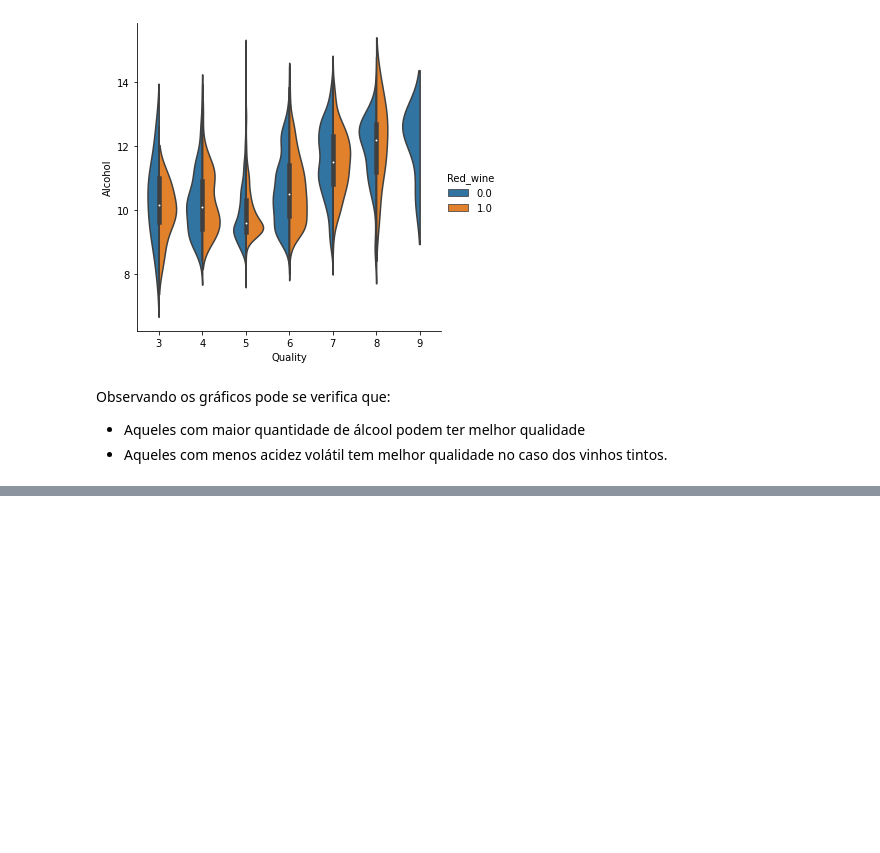
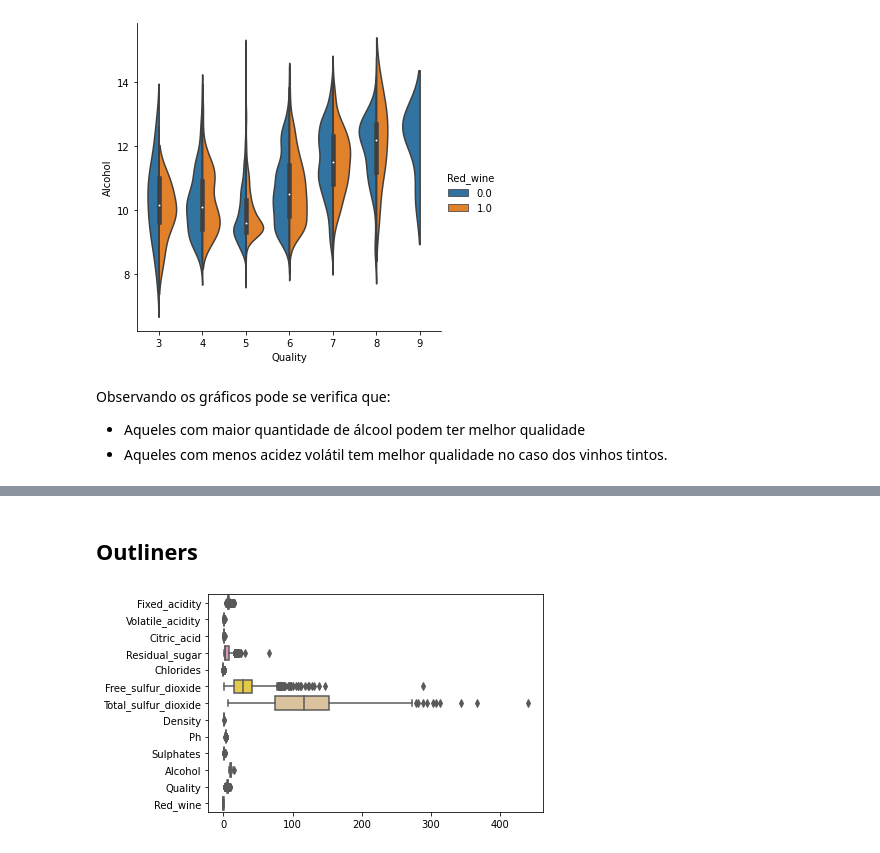
Before and after one commit to OnikenX/machine-learning-tp, a Jupyter notebook: merger.ipynb, the cells around one changed output, grey strips where cells are left out. Cells and saved outputs as stored; diff of their text form; code cells hidden in the pictures; blank space fills up the shorter version.

```diff
--- a/merger.ipynb
+++ b/merger.ipynb
@@ -182,0 +207,6 @@ Observando os gráficos pode se verifica que:
+# %% [markdown]
+## Outliners
+# %%
+ax = sns.boxplot(data=merged, orient="h", palette="Set2")
+# %% [output]
+[figure, added]
```
Also changed, not shown: parts of 11 cells of this notebook, 1 other file.
